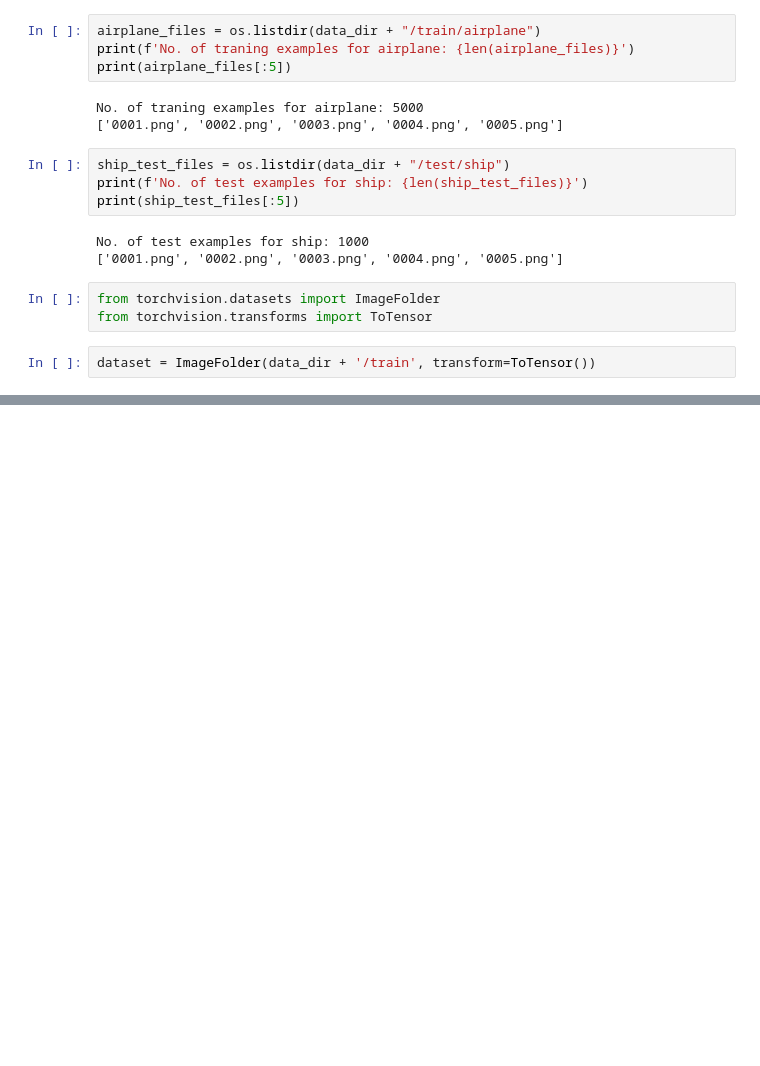
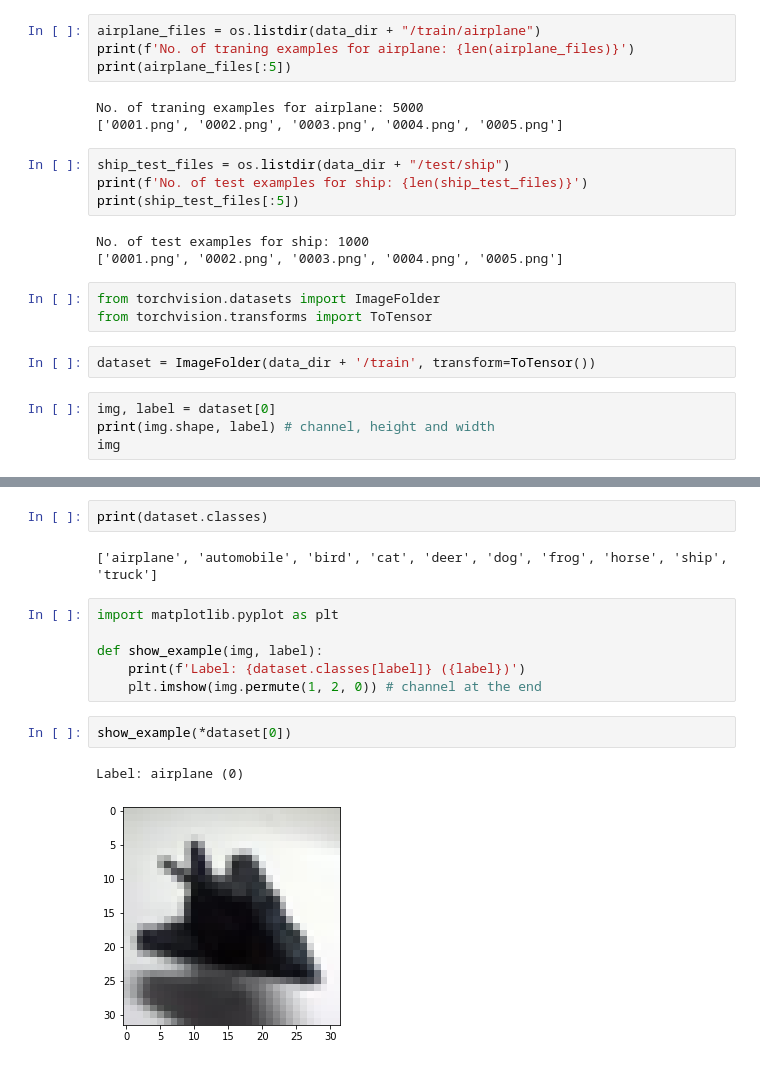
Before and after one commit to still-n0thing/learning-pytorch, a Jupyter notebook: 05/05a.ipynb, the cells around one changed output, grey strips where cells are left out. Drawn from its saved outputs; the diff is of its cells as text; blank space fills up the shorter version.

```diff
--- a/05/05a.ipynb
+++ b/05/05a.ipynb
@@ -49,3 +48,7 @@ from torchvision.datasets import ImageFolder
 from torchvision.transforms import ToTensor
 # %%
 dataset = ImageFolder(data_dir + '/train', transform=ToTensor())
+# %%
+img, label = dataset[0]
+print(img.shape, label) # channel, height and width
+img
@@ -51,0 +74,15 @@ dataset = ImageFolder(data_dir + '/train', transform=ToTensor())
+# %%
+print(dataset.classes)
+# %% [output]
+['airplane', 'automobile', 'bird', 'cat', 'deer', 'dog', 'frog', 'horse', 'ship', 'truck']
+# %%
+import matplotlib.pyplot as plt
+
+def show_example(img, label):
+    print(f'Label: {dataset.classes[label]} ({label})')
+    plt.imshow(img.permute(1, 2, 0)) # channel at the end
+# %%
+show_example(*dataset[0])
+# %% [output]
+Label: airplane (0)
+[figure, added]
```
Also changed, not shown: parts of 37 cells of this notebook, 2 other files.
